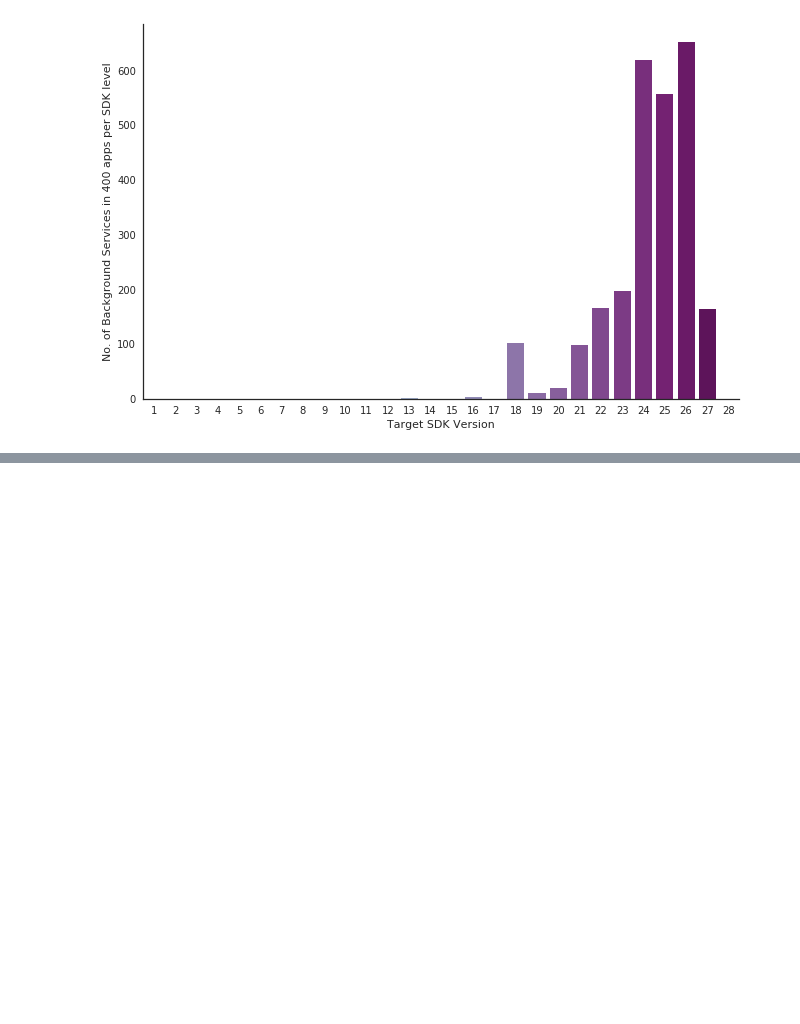
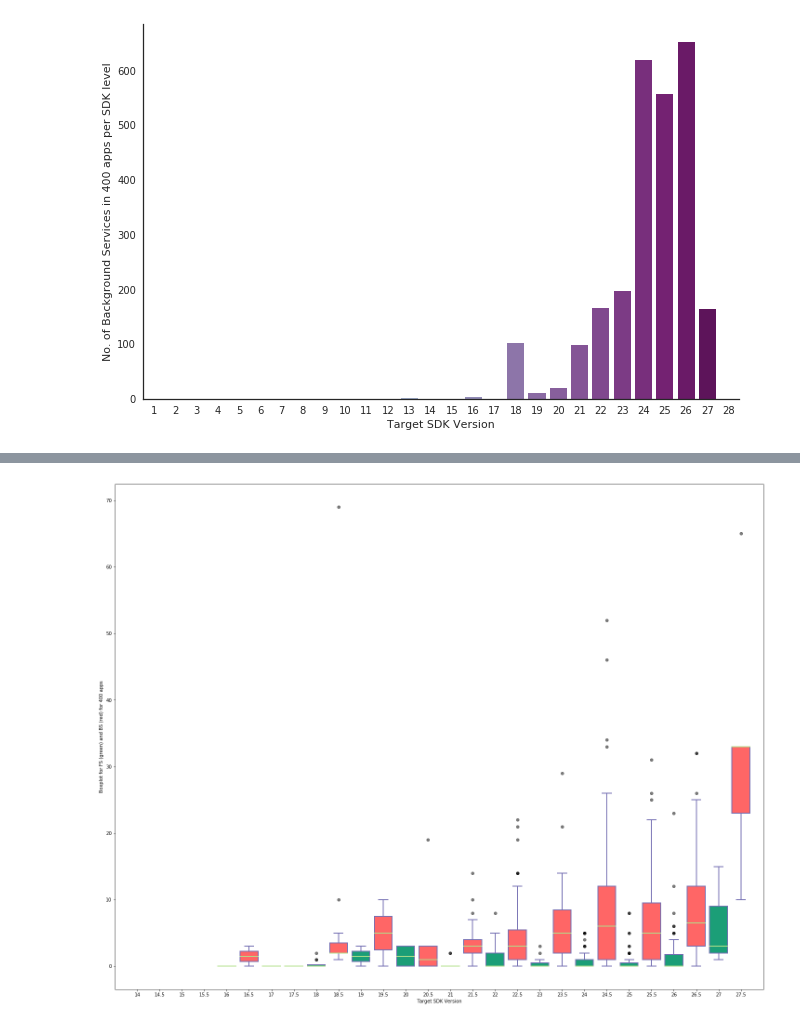
Before and after one commit to dhruv2601/SootInstrumentationBatD, a Jupyter notebook: Foreground and Background Analytics.ipynb, the cells around one changed output, grey strips where cells are left out. Saved outputs shown, nothing was run; the diff lists cells and outputs as text; code cells hidden in the pictures; blank space fills up the shorter version.

Commit message:
Various output plots and updated ThunderOutput

```diff
--- a/Foreground and Background Analytics.ipynb
+++ b/Foreground and Background Analytics.ipynb
@@ -237,0 +249,14 @@ g.set_xticklabels(step=1)
+# %%
+target15 = []; target16 = []; target17 = []; target18 = []; target19 = []; target20 = [];
+target21 = []; target22 = []; target23 = []; target24 = [] ; target25 = []; target26 = []; target27 = [];
+target28 = [];
+
+targetb15 = []; targetb16 = []; targetb17 = []; targetb18 = []; targetb19 = []; targetb20 = [];
+targetb21 = []; targetb22 = []; targetb23 = []; targetb24 = [] ; targetb25 = []; targetb26 = []; targetb27 = [];
+targetb28 = [];
+
+min15 = []; min16 = []; min17 = []; min18 = []; min19 = []; min20 = []; min21 = []; min22 = [];
+min23 = []; min24 = []; min25 = []; min26 = []; min27 = []; min28 = [];
+
+minb15 = []; minb16 = []; minb17 = []; minb18 = []; minb19 = []; minb20 = []; minb21 = []; minb22 = [];
+minb23 = []; minb24 = []; minb25 = []; minb26 = []; minb27 = []; minb28 = [];
@@ -237,0 +349,45 @@ g.set_xticklabels(step=1)
+# %%
+targetFSToPlot = [target15, targetb15, target16, targetb16, target17, targetb17, target18, targetb18, target19, targetb19,
+                  target20, targetb20, target21, targetb21, target22, targetb22, target23, targetb23, target24, targetb24,
+                 target25, targetb25, target26, targetb26, target27, targetb27, target28, targetb28]
+
+initX = [1,2,3,4,5,6,7,8,9,10,11,12,13,14]
+x_label = [14, 14.5, 15,15.5,16 ,16.5, 17,17.5,18, 18.5,19, 19.5, 20 ,20.5, 21, 21.5, 22, 22.5,23,23.5, 24, 24.5,25, 25.5, 26, 26.5, 27, 27.5]
+
+fig = plt.figure(1, figsize=(25,20))
+plt.xlabel("Target SDK Version")
+plt.ylabel("Boxplot for FS (green) and BS (red) for 400 apps")
+ax = fig.add_subplot(111)
+bp = ax.boxplot(targetFSToPlot, positions=x_label, patch_artist=True, widths=0.4)
+
+temp = 0
+for box in bp['boxes']:
+    if(temp%2==1): #background
+        box.set( color='#7570b3', linewidth=2)
+        box.set( facecolor = '#ff6666' )
+    else: #foreground
+        box.set( color='#7570b3', linewidth=2)
+        box.set( facecolor = '#1b9e77' )
+    temp+=1
+
+temp = 0
+for whisker in bp['whiskers']:
+    whisker.set(color='#7570b3', linewidth=2)
+
+## change color and linewidth of the caps
+for cap in bp['caps']:
+    cap.set(color='#7570b3', linewidth=2)
+
+## change color and linewidth of the medians
+for median in bp['medians']:
+    median.set(color='#b2df8a', linewidth=2)
+
+## change the style of fliers and their fill
+for flier in bp['fliers']:
+    flier.set(marker='o', color='#e7298a', alpha=0.5)
+
+
+# fig.savefig('fig1.png', bbox_inches='tight')
+plt.show()
+# %% [output]
+[figure, added]
```
Also changed, not shown: parts of 6 cells of this notebook, 4 other files.
